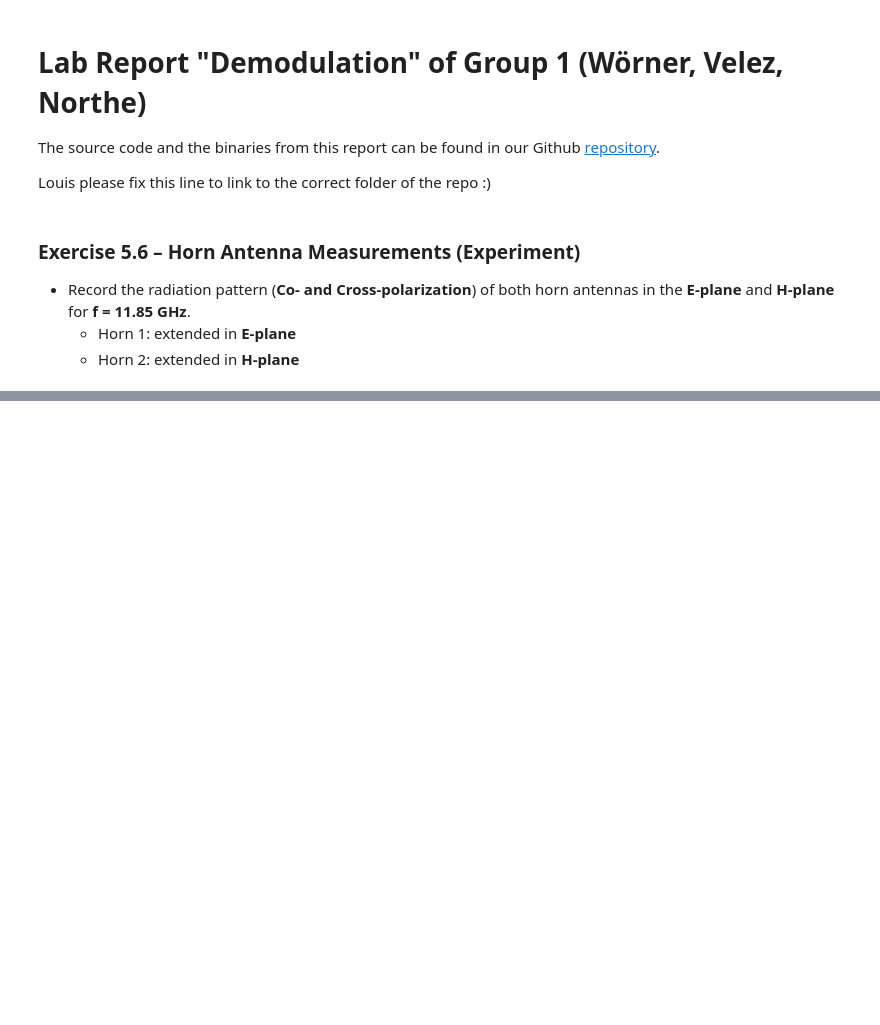
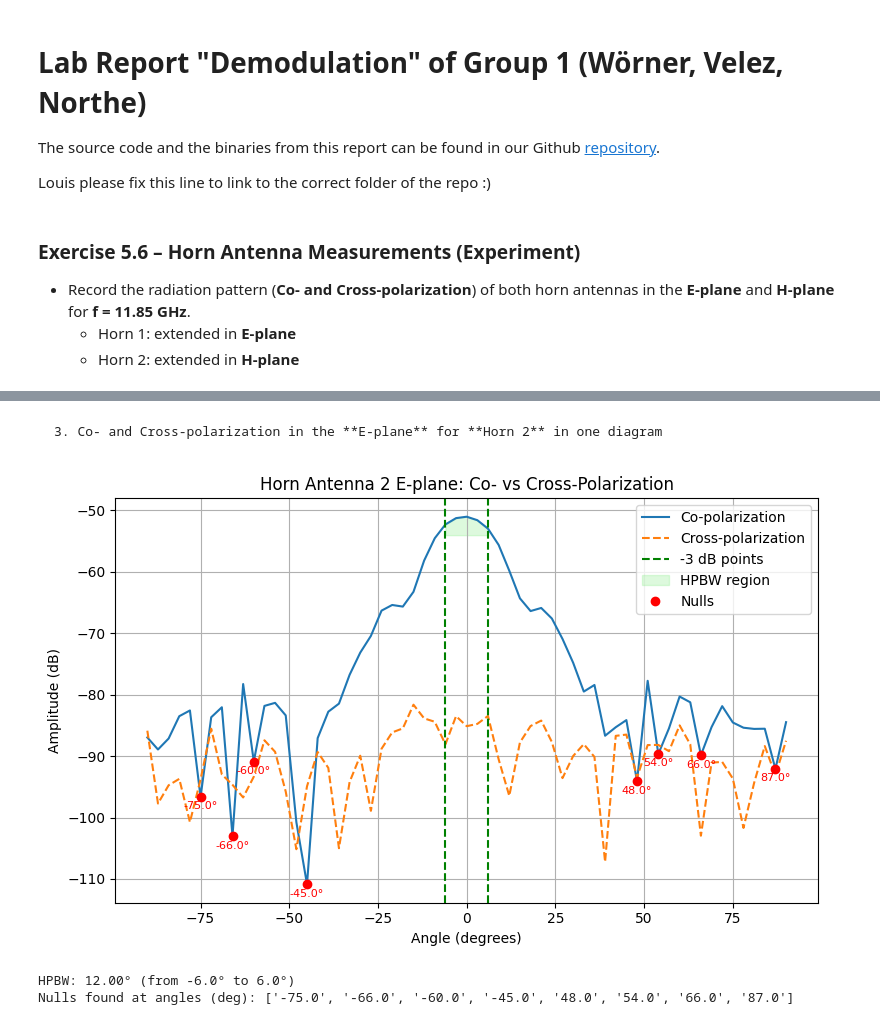
Before and after one commit to NortheLo/Microwave_Eng_Lab, a Jupyter notebook: Lab5_Antennas/Lab5_Antennas_Group1.ipynb, the cells around one changed output, grey strips where cells are left out. Saved outputs shown, nothing was run; the diff lists cells and outputs as text; code cells hidden in the pictures; blank space fills up the shorter version.

```diff
--- a/Lab5_Antennas/Lab5_Antennas_Group1.ipynb
+++ b/Lab5_Antennas/Lab5_Antennas_Group1.ipynb
@@ -89,0 +142,13 @@ plt.show()
+# %% [markdown]
+    3. Co- and Cross-polarization in the **E-plane** for **Horn 2** in one diagram
+# %%
+plot_polarizations(
+    'Microwave_lab_07_07_25/Measurement_Antennas/Uncalibrated/563_HornEplane_Co.mat',
+    'Microwave_lab_07_07_25/Measurement_Antennas/Uncalibrated/563_HornEplane_X.mat',
+    title="Horn Antenna 2 E-plane: Co- vs Cross-Polarization",
+    prominence=5
+)
+# %% [output]
+[figure, added]
+HPBW: 12.00° (from -6.0° to 6.0°)
+Nulls found at angles (deg): ['-75.0', '-66.0', '-60.0', '-45.0', '48.0', '54.0', '66.0', '87.0']
```
Also changed, not shown: parts of 14 cells of this notebook.
